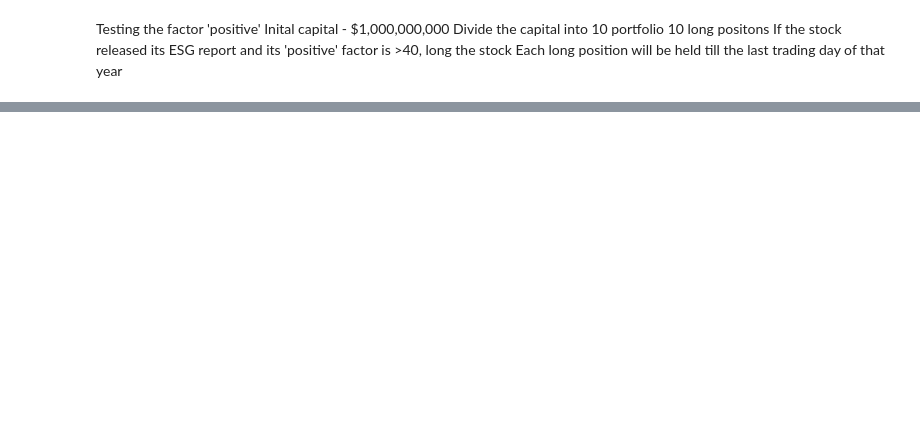
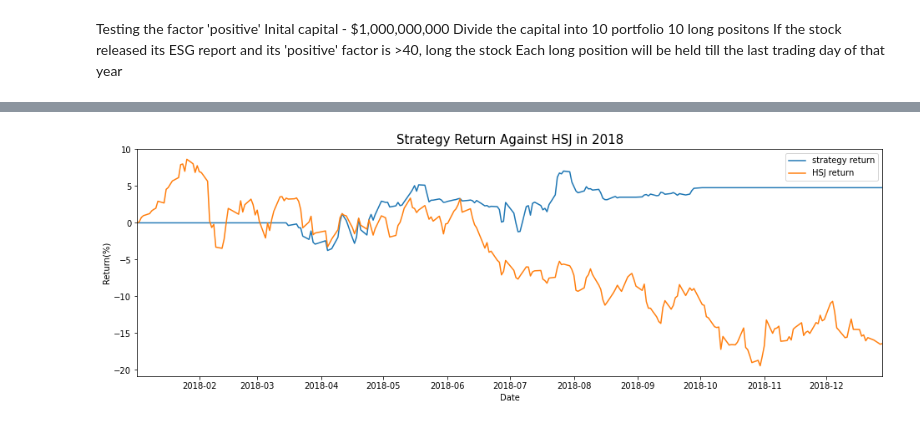
Before and after one commit to nestorfok/scrapeHKEX, a Jupyter notebook: HKEXscraper2/backtest_yearly/backtest.ipynb, the cells around one changed output, grey strips where cells are left out. Drawn from its saved outputs; the diff is of its cells as text; code cells hidden in the pictures; blank space fills up the shorter version.

Commit message:
2018 return

```diff
--- a/HKEXscraper2/backtest_yearly/backtest.ipynb
+++ b/HKEXscraper2/backtest_yearly/backtest.ipynb
@@ -152,0 +168,28 @@ numpy.int64
+# %%
+HSI_returns = []
+for index, row in HSI_price.iterrows():
+    date = index.date().strftime("%Y-%m-%d")
+    if date != "2018-01-02":
+        new_price = row["Close"]
+        HSI_return = {"date": date, "pl": ((new_price - prev_price) / prev_price) * 100}
+    else:
+        HSI_return = {"date": date, "pl": 0}
+        prev_price = row["Close"]
+    HSI_returns.append(HSI_return)
+# %%
+columns = ['date', 'strategy_return', 'HSI_return']
+result = pd.DataFrame(columns=columns)
+HSI_returns_idx = 0
+for index in range(len(process_daily_pls)):
+    # print(process_daily_pls[index]['date'], HSI_returns[HSI_returns_idx]['date'])
+    if HSI_returns_idx == len(HSI_returns):
+        break
+    elif process_daily_pls[index]['date'] == HSI_returns[HSI_returns_idx]['date']:
+        row = [process_daily_pls[index]['date'], process_daily_pls[index]['pl'], HSI_returns[HSI_returns_idx]['pl']]
+        result.loc[len(result.index)] = row
+        HSI_returns_idx += 1
+    else:
+        pass
+# %%
+result['date'] = pd.to_datetime(result['date'], format='%Y-%m-%d')
+result
@@ -152,0 +210,2 @@ numpy.int64
+# %%
+result = result.set_index('date', drop=True)
@@ -152,0 +214,16 @@ numpy.int64
+# %%
+fig = plt.subplots(figsize=(16, 5))
+
+plt.title('Strategy Return Against HSJ in 2018', fontsize=15)
+
+plt.xlabel('Date', fontsize=10)
+plt.ylabel('Return(%)', fontsize=10)
+
+plt.plot(result.index, result['strategy_return'], label="strategy return")
+plt.plot(result.index, result['HSI_return'], label="HSJ return")
+plt.legend()
+
+plt.xlim(result.index.min(), result.index.max())
+ticks = ['2018-01-02', '2018-02-01', '2018-03-01', '2018-04-01', '2018-05-01', '2018-06-01', '2018-07-01', '2018-08-01', '2018-09-01', '2018-10-01', '2018-11-01', '2018-12-01']
+# %% [output]
+[figure, added]
```
Also changed, not shown: parts of 15 cells of this notebook, 2 other files.
